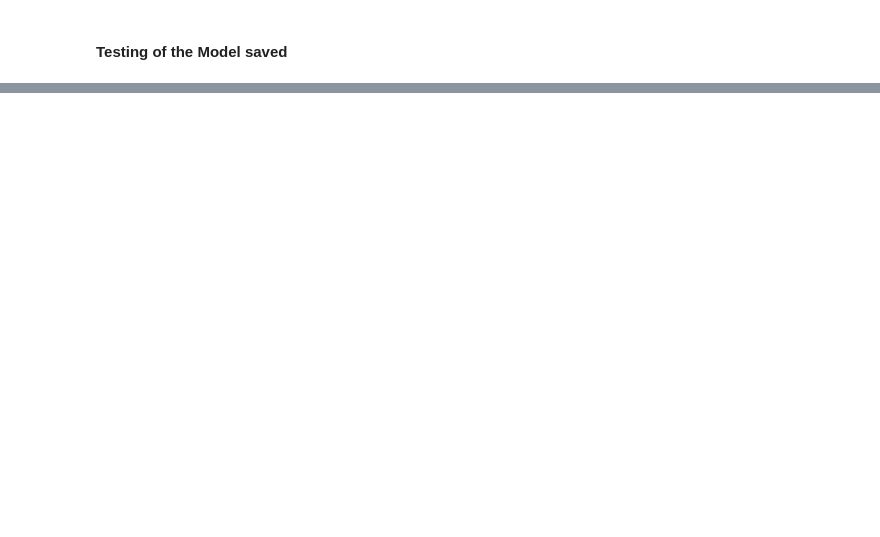
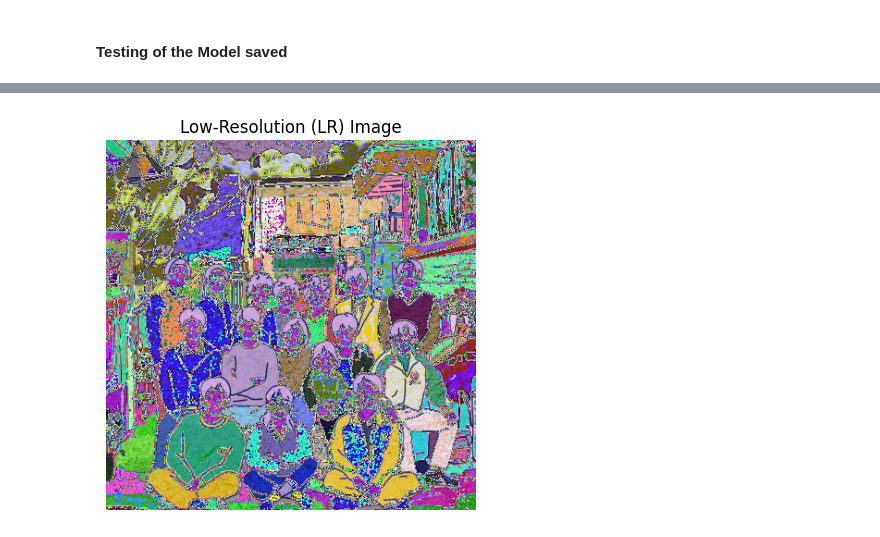
Before and after one commit to WoahImCoding/Using-SRGAN-Image-processing-, a Jupyter notebook: SRGAN_Super_Resolution_GAN.ipynb, the cells around one changed output, grey strips where cells are left out. Cells and saved outputs as stored; diff of their text form; code cells hidden in the pictures; blank space fills up the shorter version.

```diff
--- a/SRGAN_Super_Resolution_GAN.ipynb
+++ b/SRGAN_Super_Resolution_GAN.ipynb
@@ -573,0 +553,20 @@ plt.show()
+# %%
+import matplotlib.pyplot as plt
+import torchvision.transforms.functional as TF
+
+# Load the test image
+test_image = Image.open(test_image_path).convert('RGB')
+
+# Preprocess the test image
+lr_image = preprocess_image(test_image_path)
+
+# Convert the LR image tensor to a PIL Image
+lr_image_pil = TF.to_pil_image(lr_image)
+
+# Display the LR image
+plt.imshow(lr_image_pil)
+plt.title('Low-Resolution (LR) Image')
+plt.axis('off')
+plt.show()
+# %% [output]
+[figure, added]
```
Also changed, not shown: parts of 43 cells of this notebook.
